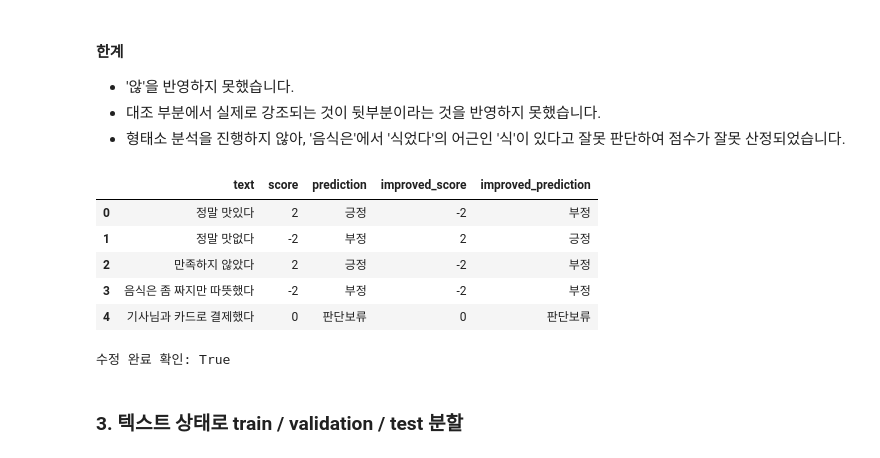
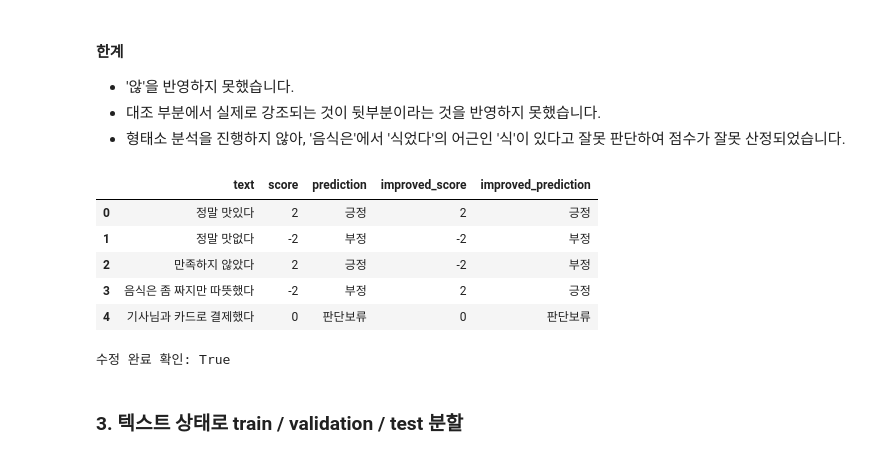
Before and after one commit to KyeongTaek/NLP_2026, a Jupyter notebook: mid_term_proj/sentiment_analysis_pipeline/notebooks/midterm_analysis.ipynb, the cells around one changed output. Cells and saved outputs as stored; diff of their text form; code cells hidden in the pictures.

```diff
--- a/mid_term_proj/sentiment_analysis_pipeline/notebooks/midterm_analysis.ipynb
+++ b/mid_term_proj/sentiment_analysis_pipeline/notebooks/midterm_analysis.ipynb
@@ -164,23 +164,23 @@ display(rule_table)
 # %%
 def improved_rule_score(text):
     score = lexicon_score(text)
-    if '않' or '못 ' in text:
+    if '않' in text or '못 ' in text:
         score = score * (-1)
     if '만 ' in text:
         score = score * (-1)
 
     return score
 
 rule_table['improved_score'] = rule_table['text'].map(improved_rule_score)
 rule_table['improved_prediction'] = rule_table['improved_score'].map(score_to_label)
 display(rule_table)
 print('수정 완료 확인:', improved_rule_score('만족하지 않았다') < 0)
 # %% [output]
 |  | text | score | prediction | improved_score | improved_prediction |
-| 0 | 정말 맛있다 | 2 | 긍정 | -2 | 부정 |
-| 1 | 정말 맛없다 | -2 | 부정 | 2 | 긍정 |
+| 0 | 정말 맛있다 | 2 | 긍정 | 2 | 긍정 |
+| 1 | 정말 맛없다 | -2 | 부정 | -2 | 부정 |
 | 2 | 만족하지 않았다 | 2 | 긍정 | -2 | 부정 |
-| 3 | 음식은 좀 짜지만 따뜻했다 | -2 | 부정 | -2 | 부정 |
+| 3 | 음식은 좀 짜지만 따뜻했다 | -2 | 부정 | 2 | 긍정 |
 | 4 | 기사님과 카드로 결제했다 | 0 | 판단보류 | 0 | 판단보류 |
 수정 완료 확인: True
 # %% [markdown]
```
Also changed, not shown: parts of 7 cells of this notebook.
